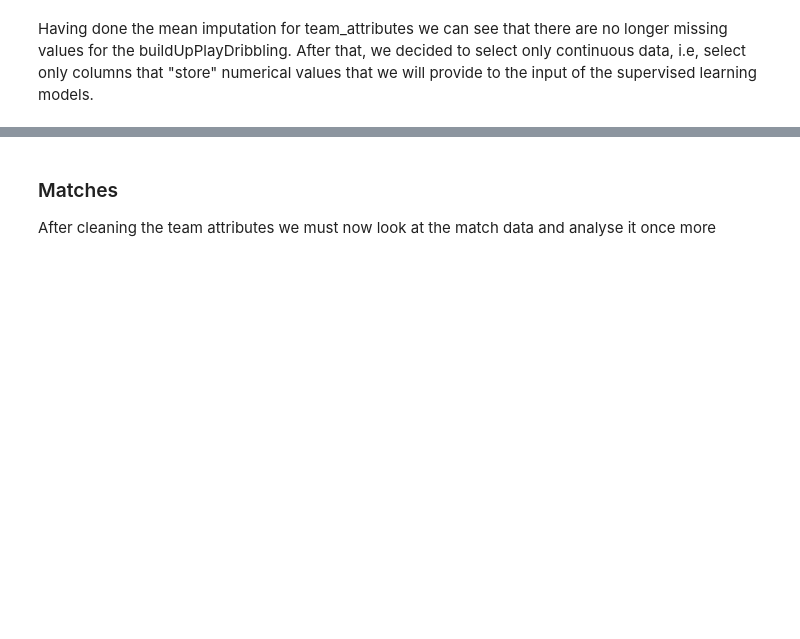
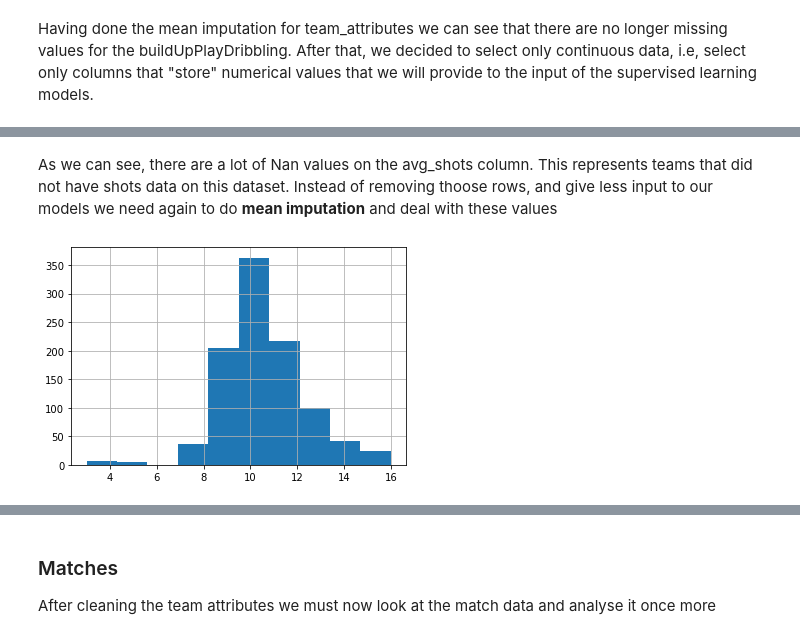
Before and after one commit to motapinto/football-classification-predications, a Jupyter notebook: src/Supervised Learning Models.ipynb, the cells around one changed output, grey strips where cells are left out. Saved outputs shown, nothing was run; the diff lists cells and outputs as text; code cells hidden in the pictures; blank space fills up the shorter version.

```diff
--- a/src/Supervised Learning Models.ipynb
+++ b/src/Supervised Learning Models.ipynb
@@ -422,11 +423,11 @@ team_attributes['buildUpPlaySpeed'].hist();
 # %% [markdown]
 We can see that most buildUpPlaySpeed values fall within the 45 - 68 range, so let's fill in these entries with the average measured buildUpPlaySpeed
 # %%
-build_up_play_speed_avg = team_attributes['buildUpPlaySpeed'].mean()
+build_up_play_speed_avg = teams_stats['buildUpPlaySpeed'].mean()
 # mean imputation
-team_attributes.loc[(team_attributes['buildUpPlayDribbling'].isnull()), 'buildUpPlayDribbling'] = build_up_play_speed_avg
+teams_stats.loc[(teams_stats['buildUpPlayDribbling'].isnull()), 'buildUpPlayDribbling'] = build_up_play_speed_avg
 # showing new values
-team_attributes.loc[team_attributes['buildUpPlayDribbling'] == build_up_play_speed_avg].head()
+teams_stats.loc[teams_stats['buildUpPlayDribbling'] == build_up_play_speed_avg].head()
 # %% [output]
 |  | id | team_fifa_api_id | team_api_id | date | buildUpPlaySpeed | buildUpPlaySpeedClass | ... |
 | 0 | 1 | 434 | 9930 | 2010-02-22 00:00:00 | 60 | Balanced | ... |
@@ -443,11 +444,10 @@ team_attributes.loc[(team_attributes['buildUpPlayDribbling'].isnull())]
 # %% [markdown]
 Having done the mean imputation for team_attributes we can see that there are no longer missing values for the buildUpPlayDribbling. After that, we decided to select only continuous data, i.e, select only columns that "store" numerical values that we will provide to the input of the supervised learning models.
 # %%
-team_attributes.drop(['buildUpPlaySpeedClass', 'buildUpPlayDribblingClass', 'buildUpPlayPassingClass',
+teams_stats.drop(['buildUpPlaySpeedClass', 'buildUpPlayDribblingClass', 'buildUpPlayPassingClass',
     'buildUpPlayPositioningClass', 'chanceCreationPassingClass', 'chanceCreationCrossingClass',
     'chanceCreationShootingClass','chanceCreationPositioningClass','defencePressureClass', 'defenceAggressionClass',
     'defenceTeamWidthClass','defenceDefenderLineClass'], inplace = True, axis = 1)
 
-team_stats = team_attributes
-team_stats.describe()
+teams_stats.describe()
 # %% [output]
@@ -454,0 +487,6 @@ KeyError: "['buildUpPlaySpeedClass' 'buildUpPlayDribblingClass'\n 'buildUpPlayPa
+# %% [markdown]
+As we can see, there are a lot of Nan values on the avg_shots column. This represents teams that did not have shots data on this dataset. Instead of removing thoose rows, and give less input to our models we need again to do **mean imputation** and deal with these values
+# %%
+teams_stats['avg_shots'].hist();
+# %% [output]
+[figure, added]
```
Also changed, not shown: parts of 25 cells of this notebook.
